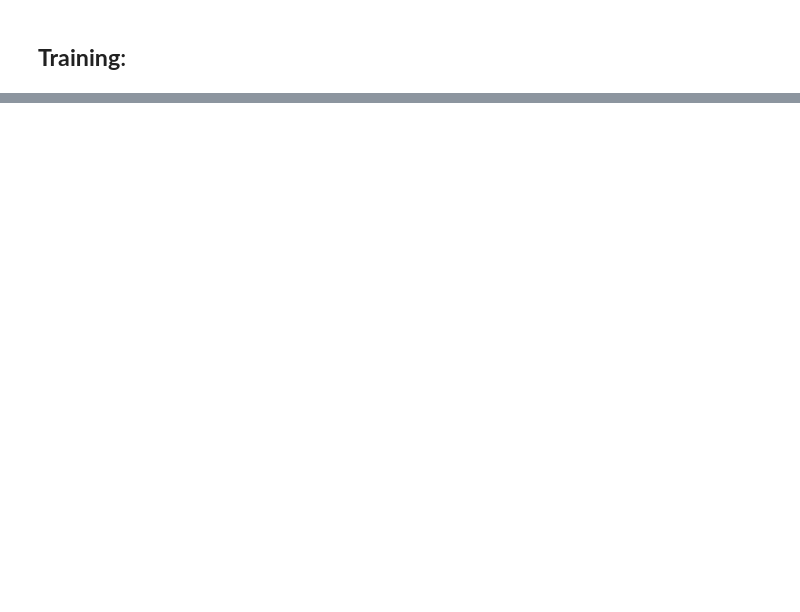
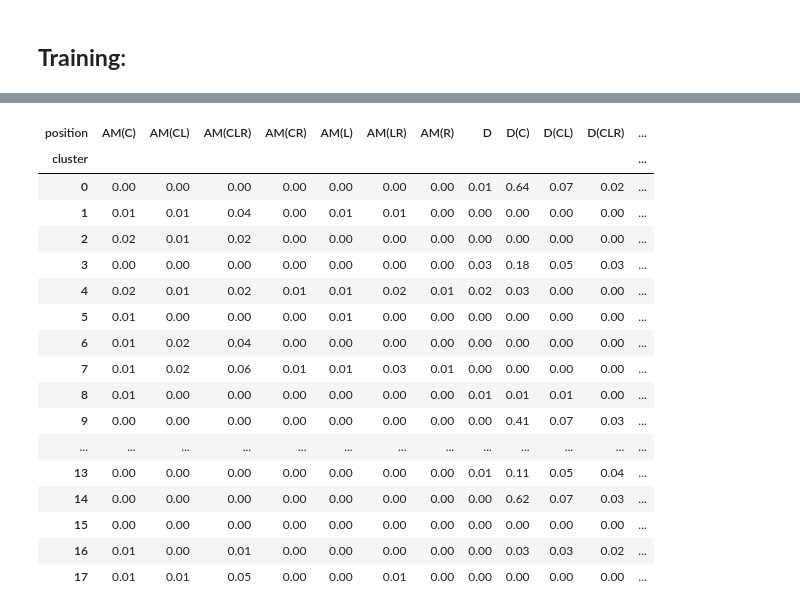
Before and after one commit to Computational-Tools-in-DS-G42/footballer-profiler-AI, a Jupyter notebook: player_profiler.ipynb, the cells around one changed output, grey strips where cells are left out. Cells and saved outputs as stored; diff of their text form; code cells hidden in the pictures; blank space fills up the shorter version.

```diff
--- a/player_profiler.ipynb
+++ b/player_profiler.ipynb
@@ -243,0 +374,4 @@ Shape test: (1589, 30)
+# %%
+
+kmeans = KMeans(n_clusters=18, random_state=42)
+kmeans.fit(X_scaled)
@@ -243,0 +400,3 @@ Shape test: (1589, 30)
+# %%
+
+df_train['cluster'] = kmeans.labels_
@@ -243,0 +466,22 @@ Shape test: (1589, 30)
+# %%
+position_distribution = df_train.groupby('cluster')['position'].value_counts(normalize=True).unstack().fillna(0)
+display(position_distribution.round(2))
+# %% [output]
+| position | AM(C) | AM(CL) | AM(CLR) | AM(CR) | AM(L) | AM(LR) | AM(R) | D | D(C) | D(CL) | D(CLR) | ... |
+| cluster |  |  |  |  |  |  |  |  |  |  |  | ... |
+| 0 | 0.00 | 0.00 | 0.00 | 0.00 | 0.00 | 0.00 | 0.00 | 0.01 | 0.64 | 0.07 | 0.02 | ... |
+| 1 | 0.01 | 0.01 | 0.04 | 0.00 | 0.01 | 0.01 | 0.00 | 0.00 | 0.00 | 0.00 | 0.00 | ... |
+| 2 | 0.02 | 0.01 | 0.02 | 0.00 | 0.00 | 0.00 | 0.00 | 0.00 | 0.00 | 0.00 | 0.00 | ... |
+| 3 | 0.00 | 0.00 | 0.00 | 0.00 | 0.00 | 0.00 | 0.00 | 0.03 | 0.18 | 0.05 | 0.03 | ... |
+| 4 | 0.02 | 0.01 | 0.02 | 0.01 | 0.01 | 0.02 | 0.01 | 0.02 | 0.03 | 0.00 | 0.00 | ... |
+| 5 | 0.01 | 0.00 | 0.00 | 0.00 | 0.01 | 0.00 | 0.00 | 0.00 | 0.00 | 0.00 | 0.00 | ... |
+| 6 | 0.01 | 0.02 | 0.04 | 0.00 | 0.00 | 0.00 | 0.00 | 0.00 | 0.00 | 0.00 | 0.00 | ... |
+| 7 | 0.01 | 0.02 | 0.06 | 0.01 | 0.01 | 0.03 | 0.01 | 0.00 | 0.00 | 0.00 | 0.00 | ... |
+| 8 | 0.01 | 0.00 | 0.00 | 0.00 | 0.00 | 0.00 | 0.00 | 0.01 | 0.01 | 0.01 | 0.00 | ... |
+| 9 | 0.00 | 0.00 | 0.00 | 0.00 | 0.00 | 0.00 | 0.00 | 0.00 | 0.41 | 0.07 | 0.03 | ... |
+| ... | ... | ... | ... | ... | ... | ... | ... | ... | ... | ... | ... | ... |
+| 13 | 0.00 | 0.00 | 0.00 | 0.00 | 0.00 | 0.00 | 0.00 | 0.01 | 0.11 | 0.05 | 0.04 | ... |
+| 14 | 0.00 | 0.00 | 0.00 | 0.00 | 0.00 | 0.00 | 0.00 | 0.00 | 0.62 | 0.07 | 0.03 | ... |
+| 15 | 0.00 | 0.00 | 0.00 | 0.00 | 0.00 | 0.00 | 0.00 | 0.00 | 0.00 | 0.00 | 0.00 | ... |
+| 16 | 0.01 | 0.00 | 0.01 | 0.00 | 0.00 | 0.00 | 0.00 | 0.00 | 0.03 | 0.03 | 0.02 | ... |
+| 17 | 0.01 | 0.01 | 0.05 | 0.00 | 0.00 | 0.01 | 0.00 | 0.00 | 0.00 | 0.00 | 0.00 | ... |
```
Also changed, not shown: parts of 15 cells of this notebook.
